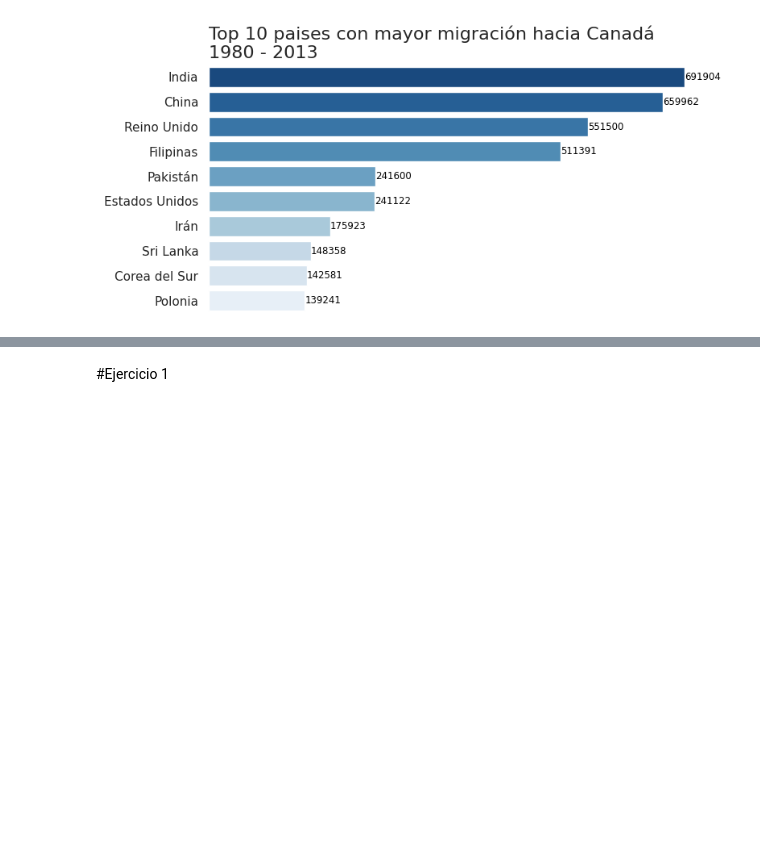
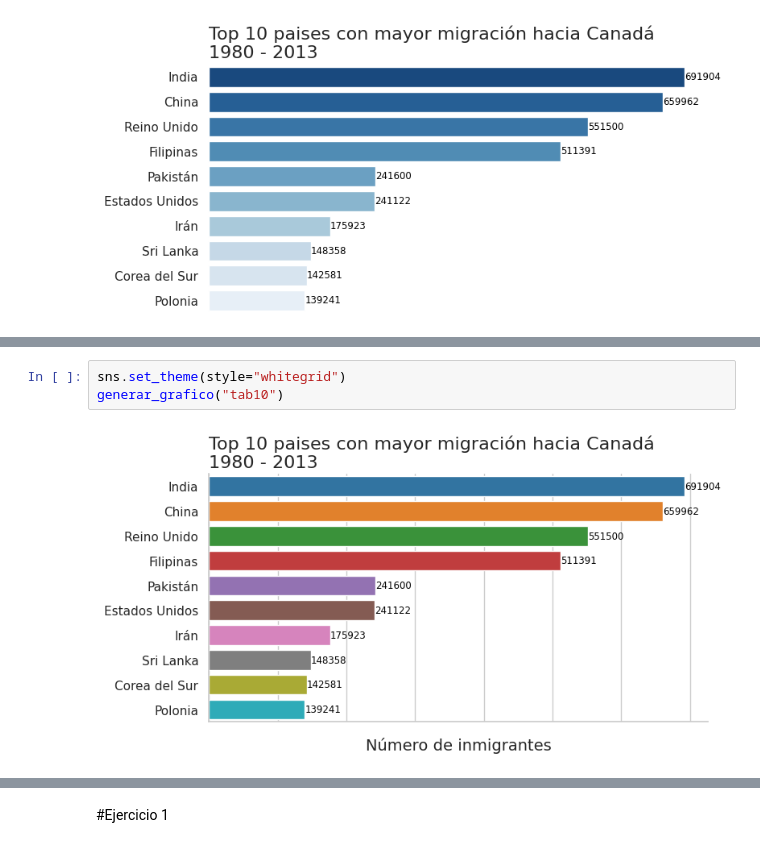
Before and after one commit to MyAppsTest/Visualizaci-n-de-datos-creando-gr-ficos-con-bibliotecas-de-Python, a Jupyter notebook: Visualizacion_de_datos_con_python.ipynb, the cells around one changed output, grey strips where cells are left out. Drawn from its saved outputs; the diff is of its cells as text; blank space fills up the shorter version.

```diff
--- a/Visualizacion_de_datos_con_python.ipynb
+++ b/Visualizacion_de_datos_con_python.ipynb
@@ -384,0 +406,5 @@ generar_grafico("tab10")
+# %%
+sns.set_theme(style="whitegrid")
+generar_grafico("tab10")
+# %% [output]
+[figure, added]
```
Also changed, not shown: parts of 32 cells of this notebook.
